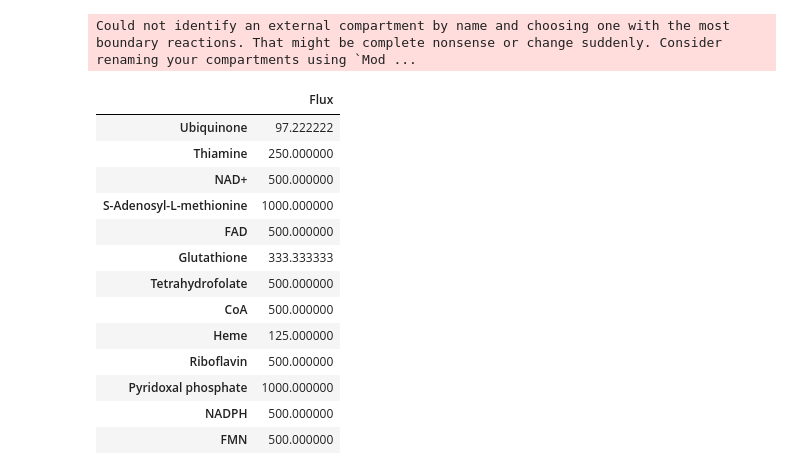
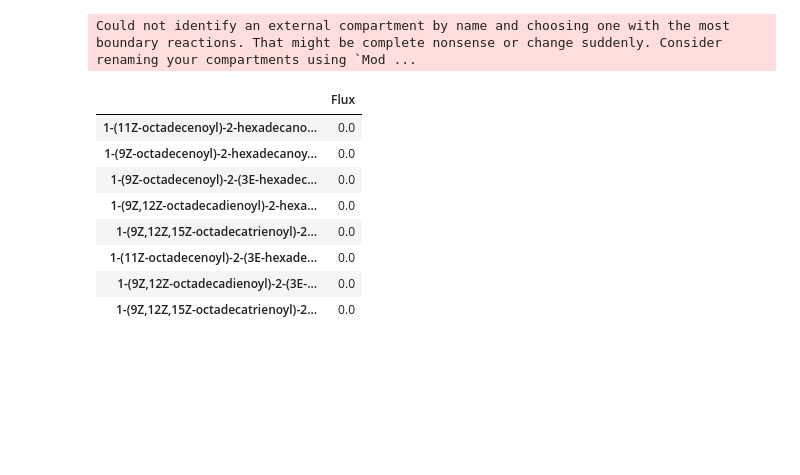
Before and after one commit to Apolinario8/UC_projeto, a Jupyter notebook: scripts/pathway_fluxesV2.ipynb, the cells around one changed output. Drawn from its saved outputs; the diff is of its cells as text; code cells hidden in the pictures; blank space fills up the shorter version.

```diff
--- a/scripts/pathway_fluxesV2.ipynb
+++ b/scripts/pathway_fluxesV2.ipynb
@@ -3,6 +2,6 @@ import sys
 from COBRAmodel import MyModel
 # %%
-model = MyModel(r"C:\Users\gonca\OneDrive\Documentos\GitHub\UC_projeto\model.xml", "e_Biomass__in")
+model = MyModel(r"C:\Users\gonca\OneDrive\Documentos\GitHub\UC_projeto\model.xml", "e_Biomass__cytop")
 # %% [output]
 Loading
 3077 does not conform to 'http(s)://identifiers.org/collection/id' or'http(s)://identifiers.org/COLLECTION:id
@@ -65,18 +80,18 @@ Could not identify an external compartment by name and choosing one with the mos
+# %%
+with model:
+    model.objective="R01626__chlo"
+    sol = model.optimize()
+    print(model.metabolites.C00229__chlo.summary(sol))
 # %%
-model.test_reaction("e_Cofactor__in")
+model.test_reaction("Phosphatidylglycerol__chlo")
 # %% [output]
 Could not identify an external compartment by name and choosing one with the most boundary reactions. That might be complete nonsense or change suddenly. Consider renaming your compartments using `Mod ...
 |  | Flux |
-| Ubiquinone | 97.222222 |
-| Thiamine | 250.000000 |
-| NAD+ | 500.000000 |
-| S-Adenosyl-L-methionine | 1000.000000 |
-| FAD | 500.000000 |
-| Glutathione | 333.333333 |
-| Tetrahydrofolate | 500.000000 |
-| CoA | 500.000000 |
-| Heme | 125.000000 |
-| Riboflavin | 500.000000 |
-| Pyridoxal phosphate | 1000.000000 |
-| NADPH | 500.000000 |
-| FMN | 500.000000 |
+| 1-(11Z-octadecenoyl)-2-hexadecano... | 0.0 |
+| 1-(9Z-octadecenoyl)-2-hexadecanoy... | 0.0 |
+| 1-(9Z-octadecenoyl)-2-(3E-hexadec... | 0.0 |
+| 1-(9Z,12Z-octadecadienoyl)-2-hexa... | 0.0 |
+| 1-(9Z,12Z,15Z-octadecatrienoyl)-2... | 0.0 |
+| 1-(11Z-octadecenoyl)-2-(3E-hexade... | 0.0 |
+| 1-(9Z,12Z-octadecadienoyl)-2-(3E-... | 0.0 |
+| 1-(9Z,12Z,15Z-octadecatrienoyl)-2... | 0.0 |
```
Also changed, not shown: parts of 25 cells of this notebook, 26 other files.
